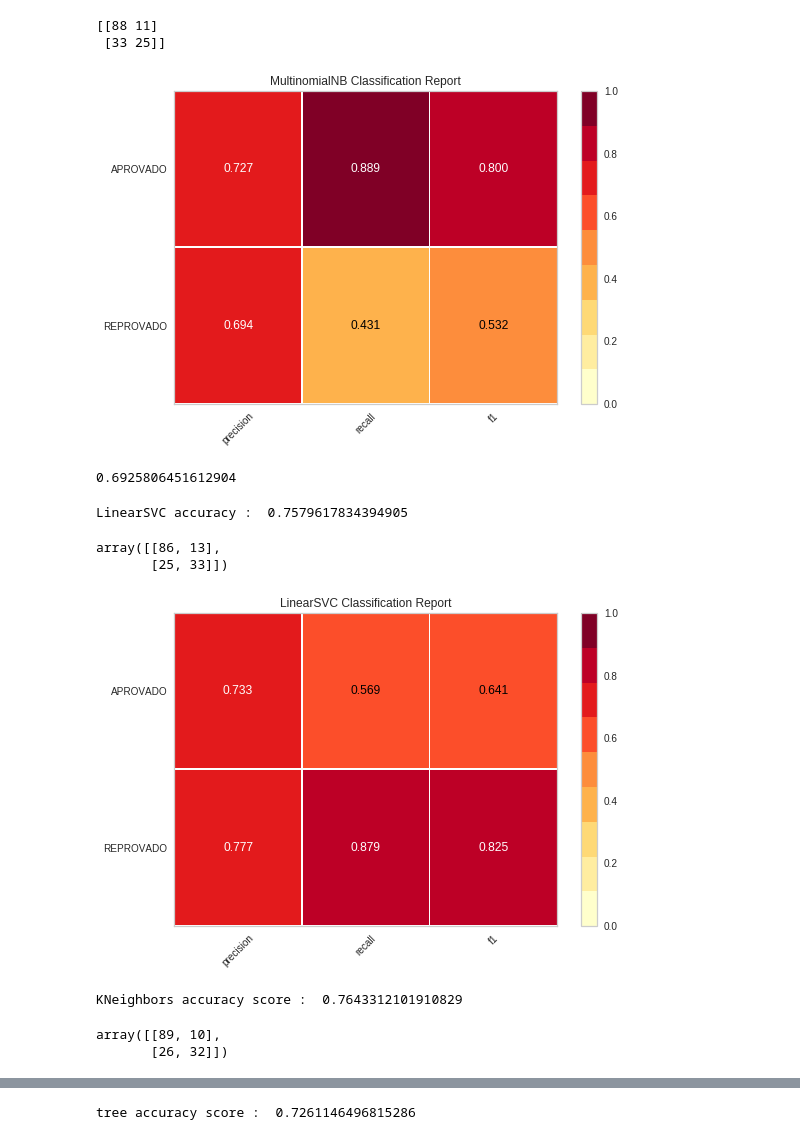
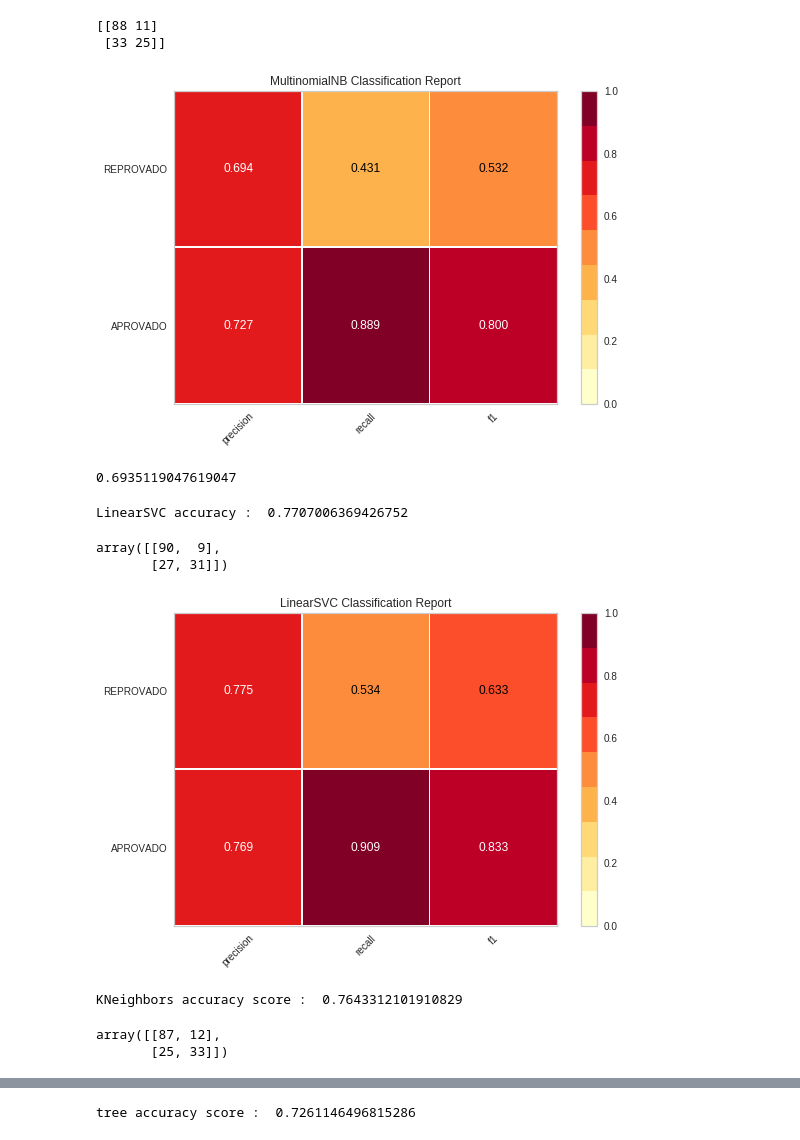
Before and after one commit to repitta/CienciaDeDadosEducacionais, a Jupyter notebook: Análise_Luana.ipynb, the cells around one changed output, grey strips where cells are left out. Saved outputs shown, nothing was run; the diff lists cells and outputs as text; code cells hidden in the pictures.

```diff
--- a/Análise_Luana.ipynb
+++ b/Análise_Luana.ipynb
@@ -687,17 +687,19 @@ from sklearn.metrics import confusion_matrix
 #split data set into train and test sets
 data_train, data_test, target_train, target_test = train_test_split(data,target, test_size = 0.30, random_state = 10)
 # %%
-#from sklearn.naive_bayes import GaussianNB
 from sklearn.naive_bayes import MultinomialNB
 from sklearn.metrics import accuracy_score
+
 #create an object of the type GaussianNB
 gnb = MultinomialNB()
 #gnb = GaussianNB()
+
 #train the algorithm on training data and predict using the testing data
-pred = gnb.fit(data_train, target_train).predict(data_test)
+predBayes = gnb.fit(data_train, target_train).predict(data_test)
 #print(pred.tolist())
+
 #print the accuracy score of the model
-print("Naive-Bayes accuracy : ",accuracy_score(target_test, pred, normalize = True))
+print("Naive-Bayes accuracy : ",accuracy_score(target_test, predBayes, normalize = True))
 # %% [output]
 Naive-Bayes accuracy :  0.7197452229299363
 # %%
@@ -714,44 +716,45 @@ print(confusion_matrix(target_test, pred, labels=[0,1]))
 # %%
 from yellowbrick.classifier import ClassificationReport
 # Instantiate the classification model and visualizer
-visualizer = ClassificationReport(gnb, classes=['REPROVADO', 'APROVADO'])
+visualizer = ClassificationReport(gnb, classes=['APROVADO', 'REPROVADO'])
 visualizer.fit(data_train, target_train) # Fit the training data to the visualizer
 visualizer.score(data_test, target_test) # Evaluate the model on the test data
 g = visualizer.poof() # Draw/show/poof the data
 # %% [output]
-[figure, old version]
+[figure, new version]
 # %%
+#Validação cruzada
 from sklearn.model_selection import cross_val_score
-medias = cross_val_score(gnb,data_test, target_test, cv=5)
+medias = cross_val_score(gnb,data_test, target_test, cv=10)
 media = sum(medias) / len(medias)
 media
 # %% [output]
-0.6925806451612904
+0.6935119047619047
 # %%
 from sklearn.svm import LinearSVC
 from sklearn.metrics import accuracy_score
 #create an object of type LinearSVC
-svc_model = LinearSVC(random_state=1)
+svc_model = LinearSVC(random_state=3, tol=2e-5)
 #train the algorithm on training data and predict using the testing data
-pred = svc_model.fit(data_train, target_train).predict(data_test)
+predSVC = svc_model.fit(data_train, target_train).predict(data_test)
 #print the accuracy score of the model
-print("LinearSVC accuracy : ",accuracy_score(target_test, pred, normalize = True))
+print("LinearSVC accuracy : ",accuracy_score(target_test, predSVC, normalize = True))
 # %% [output]
-LinearSVC accuracy :  0.7579617834394905
+LinearSVC accuracy :  0.7707006369426752
 # %%
-confusion_matrix(target_test, pred, labels=[0,1])
+confusion_matrix(target_test, predSVC, labels=[0,1])
 # %% [output]
-array([[86, 13],
-       [25, 33]])
+array([[90,  9],
+       [27, 31]])
 # %%
 from yellowbrick.classifier import ClassificationReport
 # Instantiate the classification model and visualizer
-visualizer = ClassificationReport(svc_model, classes=['REPROVADO', 'APROVADO'])
+visualizer = ClassificationReport(svc_model, classes=['APROVADO', 'REPROVADO'])
 visualizer.fit(data_train, target_train) # Fit the training data to the visualizer
 visualizer.score(data_test, target_test) # Evaluate the model on the test data
 g = visualizer.poof() # Draw/show/poof the data
 # %% [output]
-[figure, old version]
+[figure, new version]
 # %%
 #import necessary modules
 from sklearn.neighbors import KNeighborsClassifier
@@ -767,10 +770,10 @@ print ("KNeighbors accuracy score : ",accuracy_score(target_test, pred))
 # %% [output]
 KNeighbors accuracy score :  0.7643312101910829
 # %%
-confusion_matrix(target_test, pred, labels=[0,1])
+confusion_matrix(target_test, predNeigh, labels=[0,1])
 # %% [output]
-array([[89, 10],
-       [26, 32]])
+array([[87, 12],
+       [25, 33]])
 # %%
 from yellowbrick.classifier import ClassificationReport
 # Instantiate the classification model and visualizer
```
Also changed, not shown: parts of 6 cells of this notebook.
